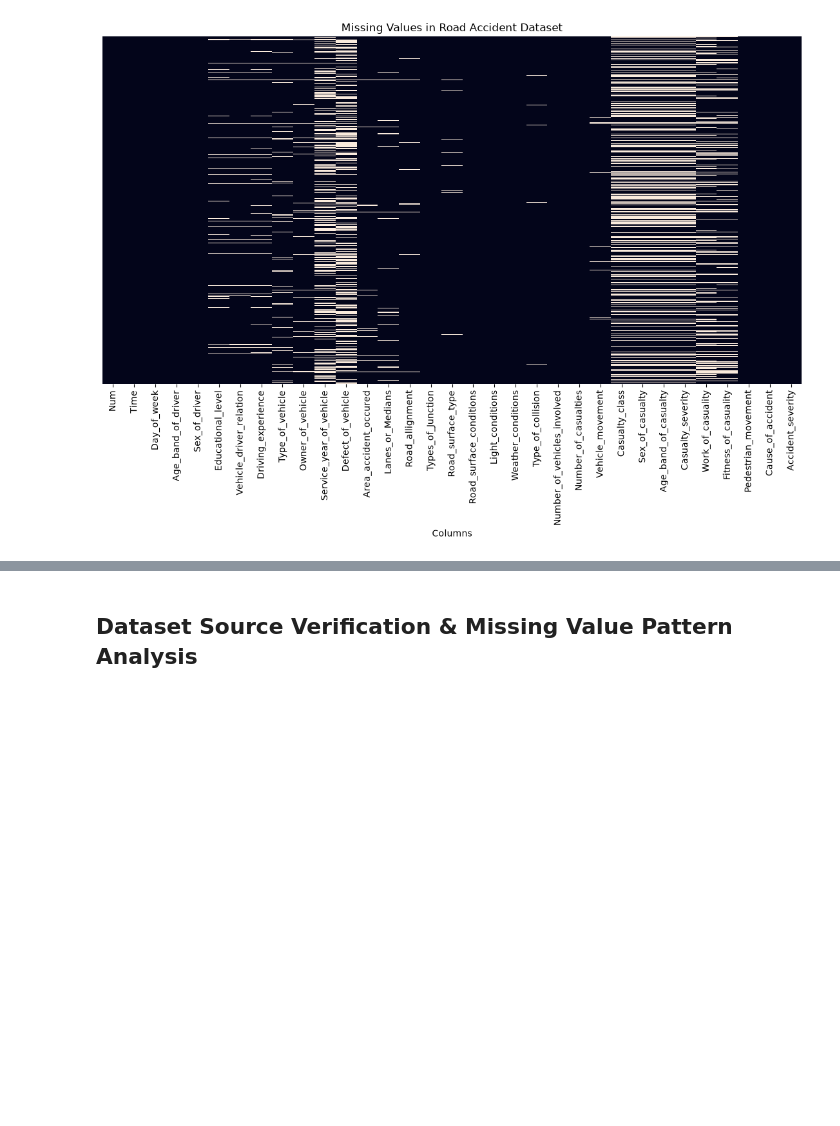
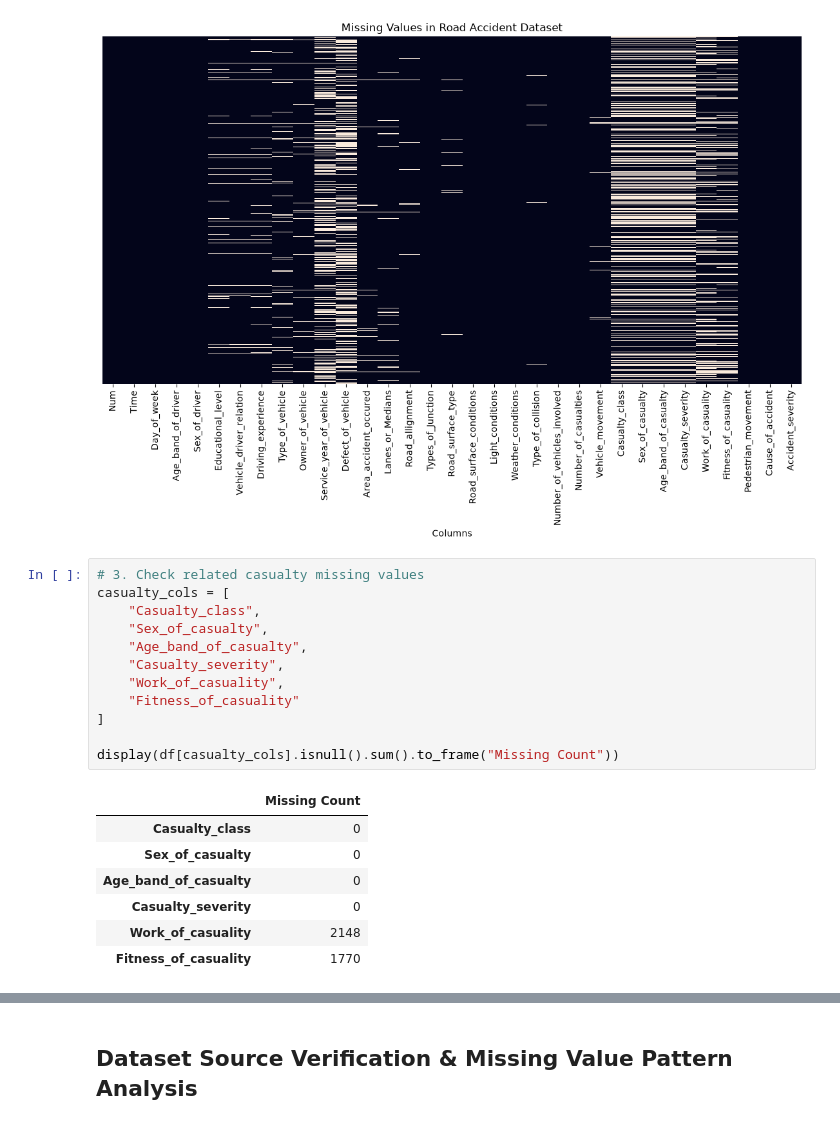
Before and after one commit to mdraihanmostafa746-coder/Road-Accident-Project, a Jupyter notebook: notebooks/road_accident_analysis.ipynb, the cells around one changed output, grey strips where cells are left out. Drawn from its saved outputs; the diff is of its cells as text; blank space fills up the shorter version.

```diff
--- a/notebooks/road_accident_analysis.ipynb
+++ b/notebooks/road_accident_analysis.ipynb
@@ -262,3 +312,23 @@ plt.xlabel("Columns")
 plt.show()
 # %% [output]
 [figure]
+# %%
+# 3. Check related casualty missing values
+casualty_cols = [
+    "Casualty_class",
+    "Sex_of_casualty",
+    "Age_band_of_casualty",
+    "Casualty_severity",
+    "Work_of_casuality",
+    "Fitness_of_casuality"
+]
+
+display(df[casualty_cols].isnull().sum().to_frame("Missing Count"))
+# %% [output]
+|  | Missing Count |
+| Casualty_class | 0 |
+| Sex_of_casualty | 0 |
+| Age_band_of_casualty | 0 |
+| Casualty_severity | 0 |
+| Work_of_casuality | 2148 |
+| Fitness_of_casuality | 1770 |
```
Also changed, not shown: parts of 4 cells of this notebook.
